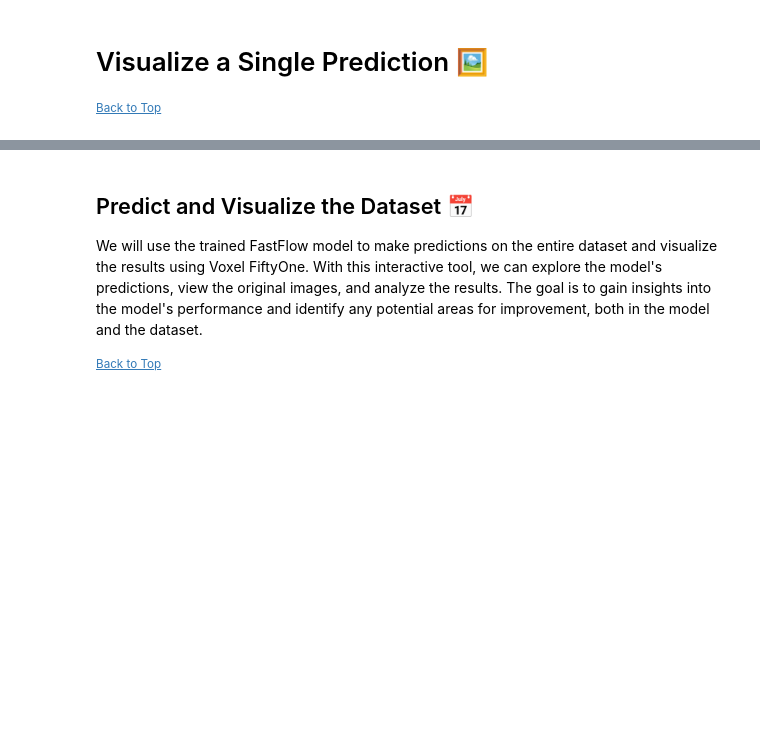
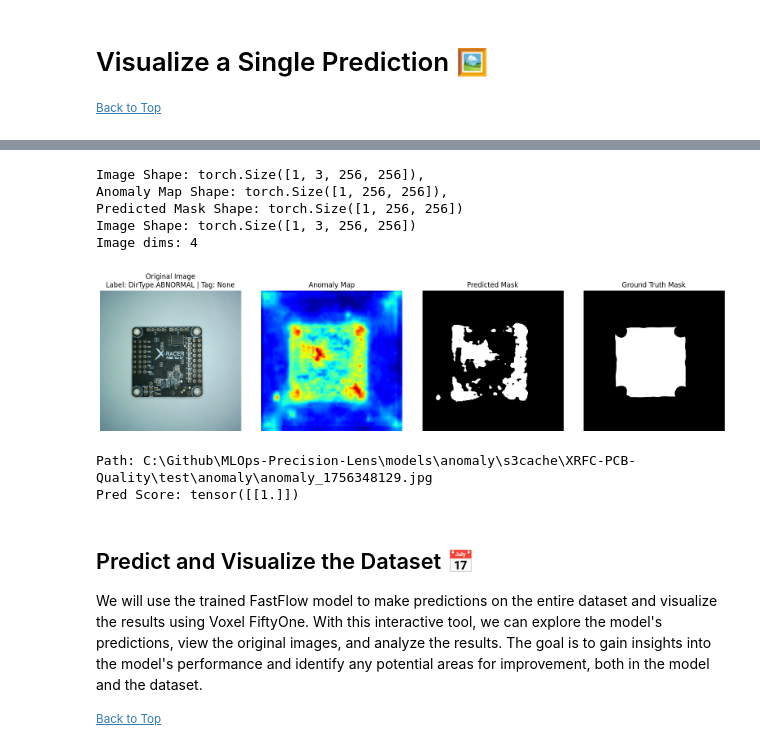
Before and after one commit to spencershepard/MLOps-Precision-Lens, a Jupyter notebook: models/anomaly/fastflow.ipynb, the cells around one changed output, grey strips where cells are left out. Drawn from its saved outputs; the diff is of its cells as text; code cells hidden in the pictures; blank space fills up the shorter version.

```diff
--- a/models/anomaly/fastflow.ipynb
+++ b/models/anomaly/fastflow.ipynb
@@ -45,7 +47,7 @@ if MLFLOW_URI is None:
 
 parser = argparse.ArgumentParser()
 parser.add_argument("--bucket_name", type=str, default="mvtechad", help="S3 bucket name")
-parser.add_argument("--category", type=str, default="cable", help="Dataset category (top-level directory in bucket)")
+parser.add_argument("--category", type=str, default="XRFC-PCB-Quality", help="Dataset category (top-level directory in bucket)")
 parser.add_argument("--cache_directory", type=str, default="s3cache", help="Cache directory (local path, will be created if not exists)")
 parser.add_argument("--max_epochs", type=int, default=10, help="Maximum number of epochs for training")
 args, _ = parser.parse_known_args()  # allows notebook execution
@@ -76,3 +103,14 @@ mlflow.set_experiment(experiment_name)
+# %%
+from torchvision.transforms import v2
+
+augmentations = v2.Compose([
+    v2.RandomHorizontalFlip(p=0.5),
+    v2.RandomVerticalFlip(p=0.2),
+    v2.RandomRotation(degrees=30),
+    v2.RandomResizedCrop(size=(224, 224), scale=(0.8, 1.0)),
+    v2.ColorJitter(brightness=0.4, contrast=0.4, saturation=0.4, hue=0.2),
+    v2.RandomGrayscale(p=0.1),
+])
 # %% [markdown]
 ## Data Preparation ⬇️
 
@@ -176,6 +264,7 @@ from anomalib.models import Fastflow
 from anomalib.engine import Engine
 from lightning.pytorch.callbacks import EarlyStopping, ModelCheckpoint
 from torchvision.transforms import v2
+
 
 # Custom callback to log checkpoints to MLflow
 import lightning.pytorch as pl
@@ -194,7 +283,7 @@ class MLflowCheckpointLogger(pl.callbacks.Callback):
 model = Fastflow(
     backbone="resnet18",  # or resnet50
     pre_trained=True,
-    evaluator=True
+    evaluator=test_data_available  #if test_data_available (we found test directories), then we can evaluate performance in training
 )
 
 callbacks = [
@@ -257,12 +389,14 @@ from PIL import Image
 
 # TODO: Implement batching, and create a plots for multiple sample.  These will be logged to MLflow with the model.
 
-# pandas dataframe
-test_samples = datamodule.test_data.samples
-
-# Get a random row from the samples
-random_sample = test_samples.sample(1)
-path = str(random_sample.iloc[0]["image_path"])
+if test_data_available:
+    test_samples = datamodule.test_data.samples
+    random_sample = test_samples.sample(1)
+    path = str(random_sample.iloc[0]["image_path"])
+else:
+    train_loader = datamodule.train_dataloader()
+    random_sample = train_loader.dataset.samples.sample(1)
+    path = str(random_sample.iloc[0]["image_path"])
 
 predictions = engine.predict(model=model, data_path=path)  #You can also point to a folder with image or a single image instead of passing a dataset
 
@@ -271,7 +405,10 @@ def plot_results(data_sample):
 
 
     original_img = Image.open(path)
-    mask = Image.open(str(random_sample.iloc[0]["mask_path"]))
+    if test_data_available:
+        mask = Image.open(str(random_sample.iloc[0]["mask_path"]))
+    else:
+        mask = Image.new("L", original_img.size, 0)
 
     # Extract the first prediction result
     pred = predictions[0]
@@ -335,3 +472,4 @@ def plot_results(data_sample):
 
 figure = plot_results(random_sample)
 figure.savefig("fastflow_prediction.png")
+# %% [output]
@@ -338,3 +483,11 @@ figure.savefig("fastflow_prediction.png")
+Image Shape: torch.Size([1, 3, 256, 256]),
+Anomaly Map Shape: torch.Size([1, 256, 256]),
+Predicted Mask Shape: torch.Size([1, 256, 256])
+Image Shape: torch.Size([1, 3, 256, 256])
+Image dims: 4
+[figure, added]
+Path: C:\Github\MLOps-Precision-Lens\models\anomaly\s3cache\XRFC-PCB-Quality\test\anomaly\anomaly_1756348129.jpg
+Pred Score: tensor([[1.]])
 # %% [markdown]
 ## Predict and Visualize the Dataset 📅
 We will use the trained FastFlow model to make predictions on the entire dataset and visualize the results using Voxel FiftyOne. With this interactive tool, we can explore the model's predictions, view the original images, and analyze the results.  The goal is to gain insights into the model's performance and identify any potential areas for improvement, both in the model and the dataset.
```
Also changed, not shown: parts of 13 cells of this notebook, 2 other files.
